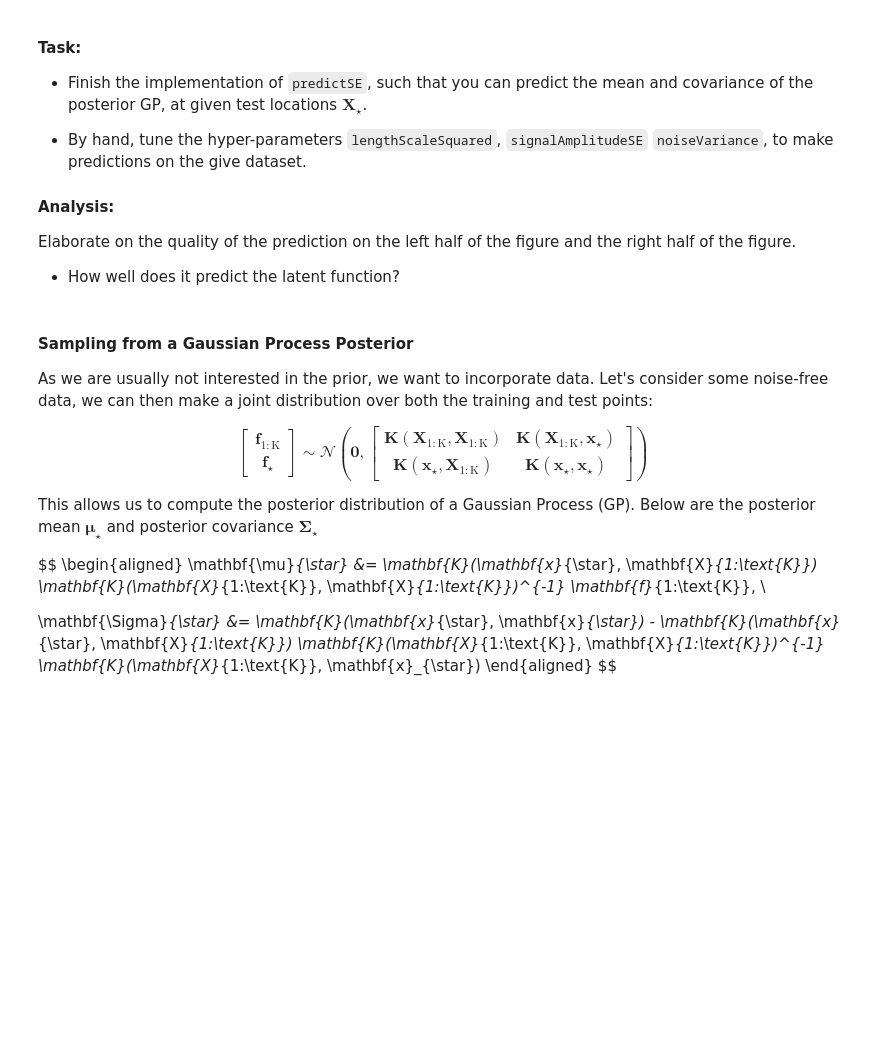
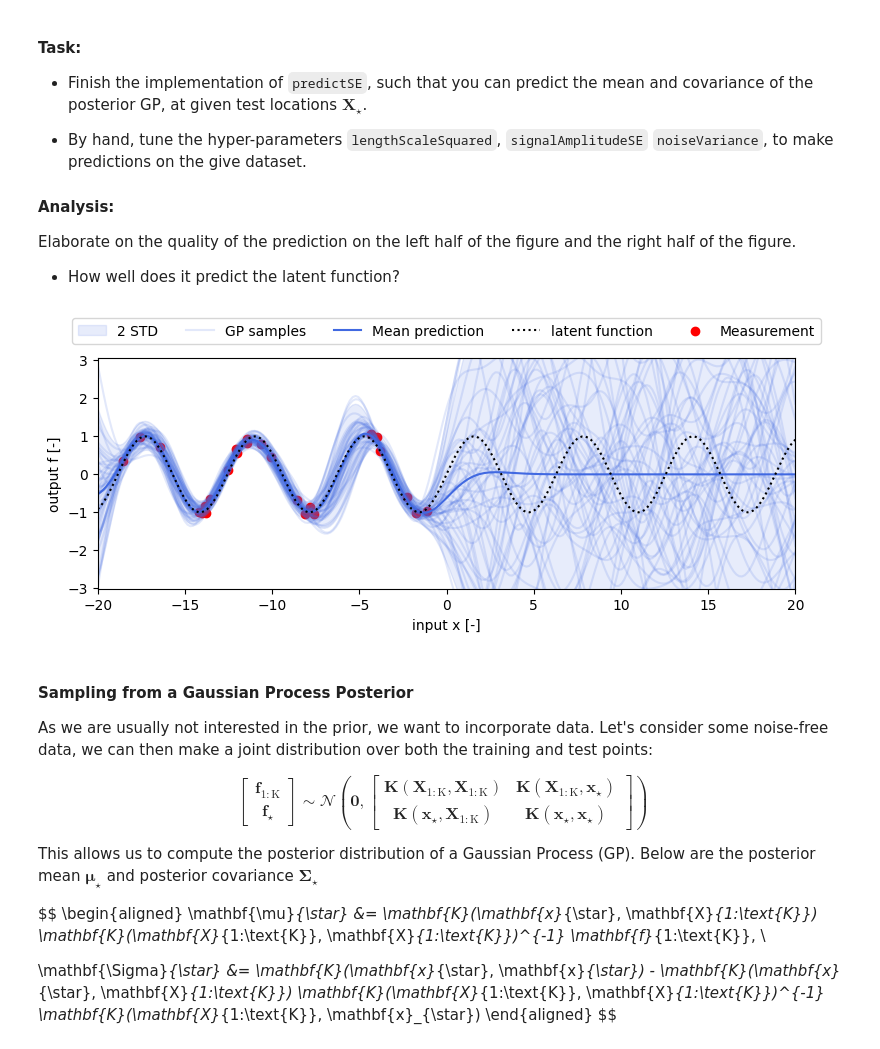
Before and after one commit to SchubertStar/PBSF-Assignments, a Jupyter notebook: assignment3_students/assignment3_students.ipynb, the cells around one changed output. Drawn from its saved outputs; the diff is of its cells as text; code cells hidden in the pictures; blank space fills up the shorter version.

```diff
--- a/assignment3_students/assignment3_students.ipynb
+++ b/assignment3_students/assignment3_students.ipynb
@@ -289,39 +309,52 @@ Elaborate on the quality of the prediction on the left half of the figure and th
 # %%
 def predictSE(xStar, xData, yData, lengthScaleSE, signalAmplitudeSE, noiseVariance):
     """
     Compute the mean and covariance of the Gaussian Process Posterior defined by the Squared Exponential Kernel
 
     Args:
         xStar: Array of shape (numDim, numTestInputs) containing the input locations
         xData: Array of shape (numDim, numTrainInputs) containing the training input locations
         yData: Array of shape (numTrainInputs, 1) containing the training output values
         lengthScaleSE: Length-scale hyperparameter for the Squared Exponential Kernel.
         signalAmplitudeSE: signal amplitude hyperparameter for the Squared Exponential Kernel.
         noiseVariance: Noise variance hyperparameter for the Gaussian Process.
     Returns:
         mean: Array of shape (numTestInputs, 1) containing the mean of the Gaussian Process Posterior at the test input locations
         cov: Array of shape (numTestInputs, numTestInputs) containing the covariance of the Gaussian Process Posterior at the test input locations
     """
 
-    mean = ""
-    cov = ""
+    numTestInputs = xStar.shape[1]
+    numTrainInputs = xData.shape[1]
+
+    Kdd = kernelMatrixSE(xData, xData, lengthScaleSE, signalAmplitudeSE) # N x N
+    Ksd = kernelMatrixSE(xStar, xData, lengthScaleSE, signalAmplitudeSE) # M x N
+    Kds = kernelMatrixSE(xData, xStar, lengthScaleSE, signalAmplitudeSE) # N x M
+    Kss = kernelMatrixSE(xStar, xStar, lengthScaleSE, signalAmplitudeSE) # M x M
+
+    L = linAlg.chol(Kdd + noiseVariance*np.eye(numTrainInputs))
+    a = linAlg.sinv(L.T) @ (linAlg.sinv(L) @ yData)
+    v = linAlg.sinv(L) @ Kds
+
+    mean = Ksd @ a
+    cov = Kss - v.T @ v
+
+    # mean = Ksd @ linAlg.sinv(Kdd + (noiseVariance**2) * np.eye(numTrainInputs)) @ yData
+    # cov = Kss - Ksd @ linAlg.sinv(Kdd + (noiseVariance**2) * np.eye(numTrainInputs)) @ Kds
     return mean, cov
 
-
-
-lengthScaleSE = 1
-signalAmplitudeSE = 1
-noiseVariance = 1
-
+lengthScaleSE = 2
+signalAmplitudeSE = 2.5
+noiseVariance = 0.05
 
 ''' Code for plotting: Do not change code below '''
 xData = np.random.uniform(-20, 0, 25).reshape(1, -1)
 xPred = np.linspace(-20, 20, 250).reshape(1, -1)
 yData1D = helper.generateData(xData, 'sin')
 
-
 f, cov = predictSE(xPred, xData, yData1D, lengthScaleSE, signalAmplitudeSE, noiseVariance)
 helper.makeGaussianProcessPredictionPlots(xData, yData1D, xPred, f, cov, 'sin')
+# %% [output]
+[figure, added]
 # %% [markdown]
 #### Sampling from a Gaussian Process Posterior
 
```
Also changed, not shown: parts of 3 cells of this notebook, 12 other files.
